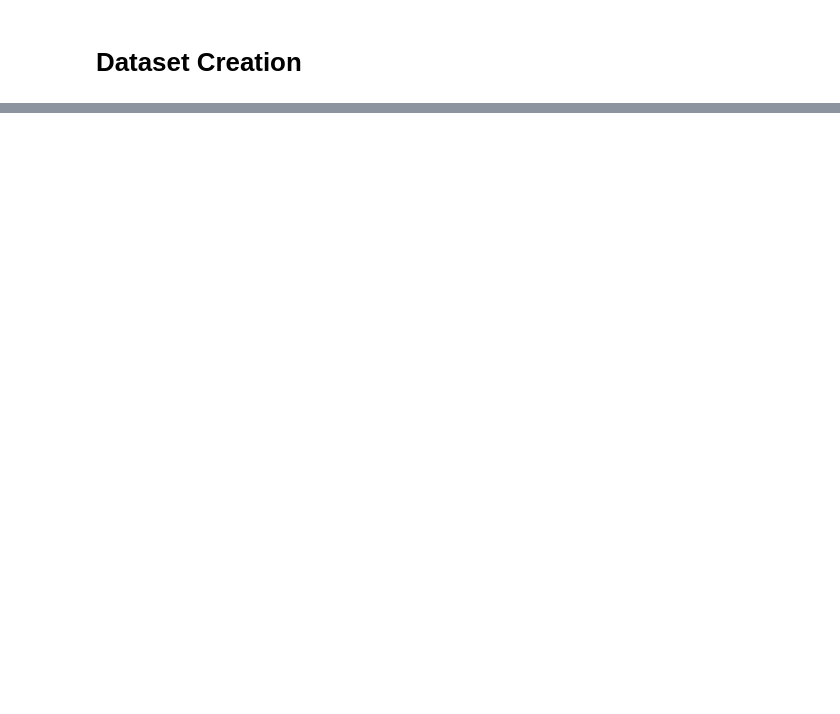
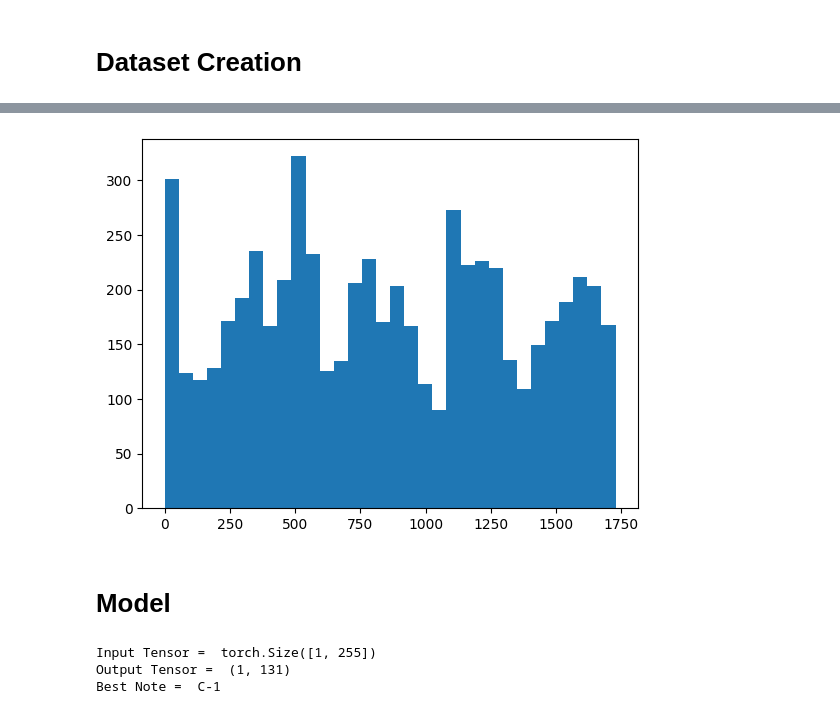
Before and after one commit to TheRealAnonymous008/ML-Playground, a Jupyter notebook: Composer/demo.ipynb, the cells around one changed output, grey strips where cells are left out. Saved outputs shown, nothing was run; the diff lists cells and outputs as text; code cells hidden in the pictures; blank space fills up the shorter version.

```diff
--- a/Composer/demo.ipynb
+++ b/Composer/demo.ipynb
@@ -139,0 +200,5 @@ midi = MidiDataset(df['notes'], df['deltas'], df['velocities'])
+# %%
+plt.hist(df['times'][0], bins=32)
+plt.show()
+# %% [output]
+[figure, added]
@@ -139,0 +207,20 @@ midi = MidiDataset(df['notes'], df['deltas'], df['velocities'])
+# %% [markdown]
+# Model
+# %%
+from model import ComposeNet, VOCABULARY
+model = ComposeNet()
+
+note_tensor = next(iter(train_loader))['notes'][:, :model._context_len - 1]
+note_tensor[:, -1] = VOCABULARY['MASK']
+note_tensor = note_tensor.to("cuda")
+
+print("Input Tensor = ", note_tensor.shape)
+
+output = model(note_tensor).cpu().detach().numpy()
+print("Output Tensor = ", output.shape)
+
+print("Best Note = ", librosa.midi_to_note(output[0][-1].argmax()))
+# %% [output]
+Input Tensor =  torch.Size([1, 255])
+Output Tensor =  (1, 131)
+Best Note =  C-1
```
Also changed, not shown: parts of 14 cells of this notebook, 1 other file.
